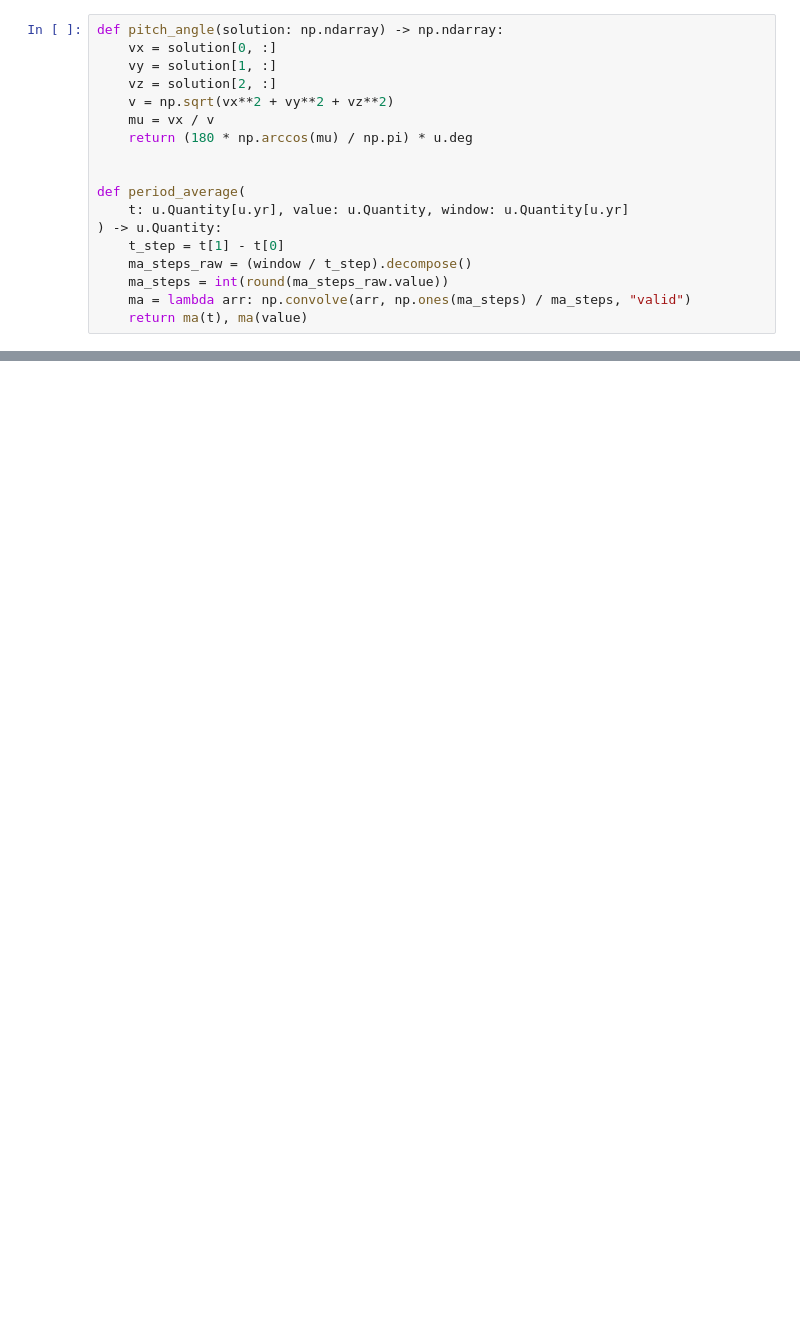
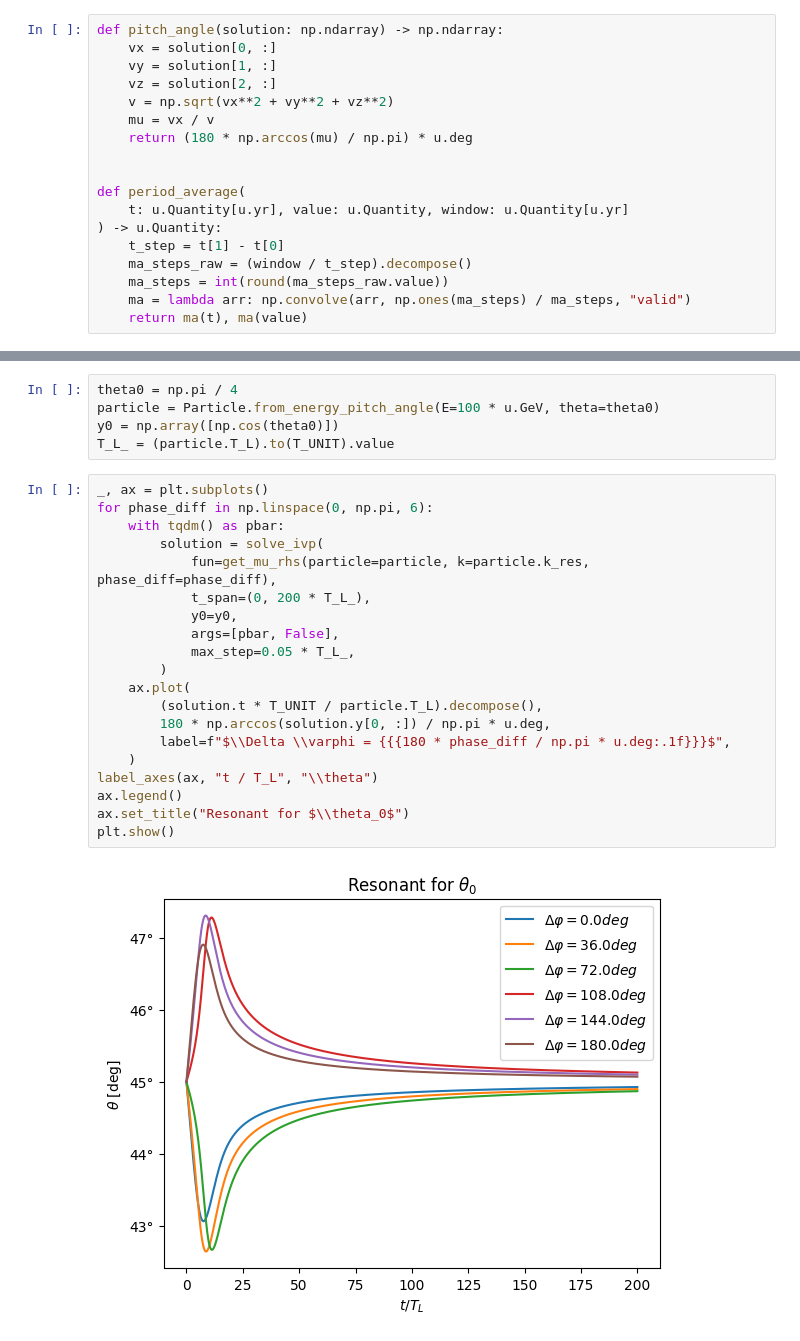
Before and after one commit to nj-vs-vh/gssi-he-th, a Jupyter notebook: Pitch Angle Diffusion Simulation.ipynb, the cells around one changed output, grey strips where cells are left out. Cells and saved outputs as stored; diff of their text form; blank space fills up the shorter version.

```diff
--- a/Pitch Angle Diffusion Simulation.ipynb
+++ b/Pitch Angle Diffusion Simulation.ipynb
@@ -358,0 +392,27 @@ $$
+# %%
+theta0 = np.pi / 4
+particle = Particle.from_energy_pitch_angle(E=100 * u.GeV, theta=theta0)
+y0 = np.array([np.cos(theta0)])
+T_L_ = (particle.T_L).to(T_UNIT).value
+# %%
+_, ax = plt.subplots()
+for phase_diff in np.linspace(0, np.pi, 6):
+    with tqdm() as pbar:
+        solution = solve_ivp(
+            fun=get_mu_rhs(particle=particle, k=particle.k_res, phase_diff=phase_diff),
+            t_span=(0, 200 * T_L_),
+            y0=y0,
+            args=[pbar, False],
+            max_step=0.05 * T_L_,
+        )
+    ax.plot(
+        (solution.t * T_UNIT / particle.T_L).decompose(),
+        180 * np.arccos(solution.y[0, :]) / np.pi * u.deg,
+        label=f"$\\Delta \\varphi = {{{180 * phase_diff / np.pi * u.deg:.1f}}}$",
+    )
+label_axes(ax, "t / T_L", "\\theta")
+ax.legend()
+ax.set_title("Resonant for $\\theta_0$")
+plt.show()
+# %% [output]
+[figure, added]
```
Also changed, not shown: parts of 10 cells of this notebook.
